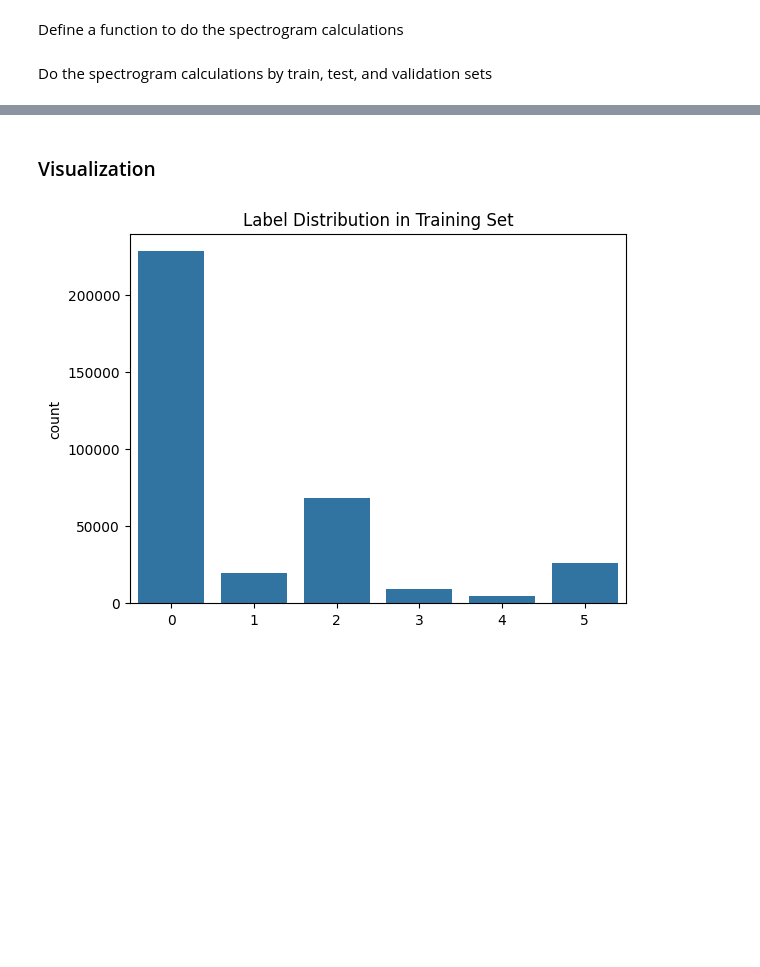
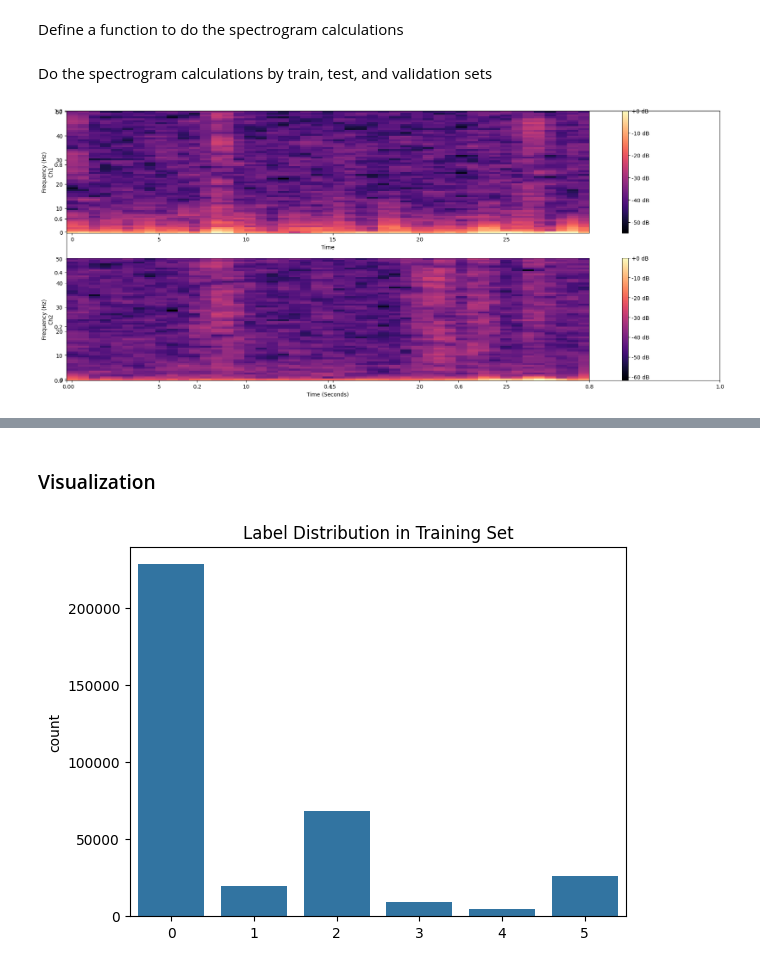
Before and after one commit to its-discreeeet/Sleep-Stage-Classification-, a Jupyter notebook: data_engg.ipynb, the cells around one changed output, grey strips where cells are left out. Saved outputs shown, nothing was run; the diff lists cells and outputs as text; code cells hidden in the pictures; blank space fills up the shorter version.

```diff
--- a/data_engg.ipynb
+++ b/data_engg.ipynb
@@ -124,72 +124,72 @@ def calculate_spectrograms(pkl_files, data_group):
 
 
     #save the results
-    pickle.dump(spectrogram_list, open('X_%s_spec.pkl' % data_group, 'wb'))
-    pickle.dump(labels_list, open('y_%s.pkl' % data_group, 'wb'))
+    pickle.dump(spectrogram_list, open('X_%s_samp.pkl' % data_group, 'wb'))
+    pickle.dump(labels_list, open('y_%s_samp.pkl' % data_group, 'wb'))
 # %% [markdown]
 Do the spectrogram calculations by train, test, and validation sets
 # %%
 # List of validation files
-# pkl_files_val = [
-#     'data\\ST7181JR.pkl', 'data\\SC4352FV.pkl', 'data\\SC4261FM.pkl', 'data\\SC4751EC.pkl',
+pkl_files_val = [
+       'data\\ST7181JR.pkl', 'data\\SC4352FV.pkl'
 #     'data\\SC4522EM.pkl', 'data\\SC4121EC.pkl', 'data\\SC4511EJ.pkl', 'data\\SC4171EU.pkl',
 #     'data\\ST7192JR.pkl', 'data\\ST7051JA.pkl', 'data\\SC4381FC.pkl', 'data\\SC4621EV.pkl',
 #     'data\\ST7211JJ.pkl', 'data\\SC4421EA.pkl', 'data\\SC4181EC.pkl', 'data\\SC4481FV.pkl',
 #     'data\\SC4252EU.pkl', 'data\\ST7212JJ.pkl', 'data\\SC4272FM.pkl'
-# ]
+]
 
 # # List of test files
-# pkl_files_test = [
-#     'data\\SC4442EV.pkl', 'data\\SC4412EM.pkl', 'data\\SC4321EC.pkl', 'data\\SC4452FW.pkl',
-#     'data\\ST7171JA.pkl', 'data\\SC4262FC.pkl', 'data\\SC4331FV.pkl', 'data\\SC4081EC.pkl',
+pkl_files_test = [
+       'data\\SC4442EV.pkl', 'data\\SC4412EM.pkl'
+#   'data\\ST7171JA.pkl', 'data\\SC4262FC.pkl', 'data\\SC4331FV.pkl', 'data\\SC4081EC.pkl',
 #     'data\\SC4741EA.pkl', 'data\\SC4091EC.pkl', 'data\\SC4801GC.pkl', 'data\\SC4382FW.pkl',
 #     'data\\SC4602EJ.pkl', 'data\\ST7202JO.pkl', 'data\\ST7152JA.pkl', 'data\\SC4232EV.pkl',
 #     'data\\SC4772GC.pkl', 'data\\SC4202EC.pkl', 'data\\SC4342FA.pkl'
-# ]
+ ]
 
 # List of training files
 pkl_files_train = [
-    'data\\SC4611EG.pkl', 'data\\SC4061EC.pkl', 'data\\SC4021EH.pkl', 'data\\SC4101EC.pkl',
-    'data\\ST7011JP.pkl', 'data\\SC4631EM.pkl', 'data\\SC4402EW.pkl', 'data\\SC4351FA.pkl',
-    'data\\SC4162EC.pkl', 'data\\SC4712EA.pkl', 'data\\SC4062EC.pkl', 'data\\SC4711EC.pkl',
-    'data\\SC4582GP.pkl', 'data\\SC4762EG.pkl', 'data\\SC4722EM.pkl', 'data\\ST7121JE.pkl',
-    'data\\SC4552FW.pkl', 'data\\SC4652EG.pkl', 'data\\ST7222JA.pkl', 'data\\SC4041EC.pkl',
-    'data\\SC4572FC.pkl', 'data\\SC4571FV.pkl', 'data\\ST7101JE.pkl', 'data\\SC4371FA.pkl',
-    'data\\SC4622EJ.pkl', 'data\\SC4221EJ.pkl', 'data\\SC4311EC.pkl', 'data\\SC4292GC.pkl',
-    'data\\SC4051EC.pkl', 'data\\SC4592GY.pkl', 'data\\ST7082JW.pkl', 'data\\SC4212EC.pkl',
-    'data\\ST7012JP.pkl', 'data\\SC4462FJ.pkl', 'data\\SC4601EC.pkl', 'data\\SC4811GG.pkl',
-    'data\\SC4542FW.pkl', 'data\\SC4661EJ.pkl', 'data\\SC4541FA.pkl', 'data\\SC4761EP.pkl',
-    'data\\SC4142EU.pkl', 'data\\ST7191JR.pkl', 'data\\SC4651EP.pkl', 'data\\SC4641EP.pkl',
-    'data\\SC4401EC.pkl', 'data\\SC4152EC.pkl', 'data\\SC4422EA.pkl', 'data\\ST7052JA.pkl',
-    'data\\ST7172JA.pkl', 'data\\SC4291GA.pkl', 'data\\ST7081JW.pkl', 'data\\SC4031EC.pkl',
-    'data\\ST7221JA.pkl', 'data\\SC4071EC.pkl', 'data\\SC4312EM.pkl', 'data\\SC4122EV.pkl',
-    'data\\ST7122JE.pkl', 'data\\ST7151JA.pkl', 'data\\SC4491GJ.pkl', 'data\\SC4242EA.pkl',
-    'data\\SC4112EC.pkl', 'data\\SC4011EH.pkl', 'data\\SC4222EC.pkl', 'data\\ST7072JA.pkl',
-    'data\\SC4771GC.pkl', 'data\\SC4282GC.pkl', 'data\\SC4581GM.pkl', 'data\\SC4362FC.pkl',
-    'data\\SC4172EC.pkl', 'data\\ST7042JO.pkl', 'data\\ST7162JM.pkl', 'data\\SC4591GY.pkl',
-    'data\\ST7201JO.pkl', 'data\\SC4322EC.pkl', 'data\\SC4431EM.pkl', 'data\\SC4281GC.pkl',
-    'data\\SC4502EM.pkl', 'data\\SC4672GV.pkl', 'data\\SC4482FJ.pkl', 'data\\SC4702EA.pkl',
-    'data\\SC4131EC.pkl', 'data\\SC4111EC.pkl', 'data\\SC4271FC.pkl',
-    'data\\SC4662EJ.pkl', 'data\\SC4201EC.pkl', 'data\\ST7111JE.pkl', 'data\\SC4701EC.pkl',
-    'data\\SC4141EU.pkl', 'data\\SC4822GC.pkl', 'data\\SC4561FJ.pkl', 'data\\SC4732EJ.pkl',
-    'data\\SC4551FC.pkl', 'data\\SC4671GJ.pkl', 'data\\SC4531EM.pkl', 'data\\SC4161EC.pkl',
-    'data\\SC4501EW.pkl', 'data\\SC4191EP.pkl', 'data\\SC4532EV.pkl', 'data\\SC4731EM.pkl',
-    'data\\SC4251EP.pkl', 'data\\SC4472FA.pkl', 'data\\SC4461FA.pkl', 'data\\ST7182JR.pkl',
-    'data\\ST7041JO.pkl', 'data\\SC4092EC.pkl', 'data\\SC4812GV.pkl', 'data\\SC4302EV.pkl',
-    'data\\ST7242JO.pkl', 'data\\SC4492GJ.pkl', 'data\\SC4632EA.pkl', 'data\\SC4642EP.pkl',
-    'data\\SC4052EC.pkl', 'data\\ST7091JE.pkl', 'data\\SC4411EJ.pkl', 'data\\ST7241JO.pkl',
-    'data\\SC4432EM.pkl', 'data\\SC4241EC.pkl', 'data\\ST7112JE.pkl', 'data\\SC4211EC.pkl',
-    'data\\SC4032EP.pkl', 'data\\SC4192EV.pkl', 'data\\SC4451FY.pkl', 'data\\SC4332FC.pkl',
-    'data\\SC4082EP.pkl', 'data\\ST7102JE.pkl', 'data\\ST7062JR.pkl', 'data\\SC4012EC.pkl',
-    'data\\SC4441EC.pkl', 'data\\ST7161JM.pkl', 'data\\SC4802GV.pkl', 'data\\SC4752EM.pkl',
-    'data\\SC4821GC.pkl', 'data\\SC4102EC.pkl', 'data\\SC4042EC.pkl', 'data\\SC4512EW.pkl',
-    'data\\SC4742EC.pkl', 'data\\SC4151EC.pkl', 'data\\SC4471FA.pkl', 'data\\SC4022EJ.pkl',
-    'data\\SC4072EH.pkl', 'data\\SC4301EC.pkl', 'data\\ST7061JR.pkl', 'data\\SC4372FC.pkl',
-    'data\\SC4562FJ.pkl', 'data\\SC4721EC.pkl', 'data\\SC4612EA.pkl', 'data\\SC4341FA.pkl',
-    'data\\SC4182EC.pkl', 'data\\SC4231EJ.pkl', 'data\\ST7022JM.pkl'
+    'data\\SC4611EG.pkl', 'data\\SC4061EC.pkl', 'data\\SC4021EH.pkl', 'data\\SC4101EC.pkl'
+    # 'data\\SC4582GP.pkl', 'data\\SC4762EG.pkl', 'data\\SC4722EM.pkl', 'data\\ST7121JE.pkl',
+    # 'data\\SC4552FW.pkl', 'data\\SC4652EG.pkl', 'data\\ST7222JA.pkl', 'data\\SC4041EC.pkl',
+    # 'data\\SC4572FC.pkl', 'data\\SC4571FV.pkl', 'data\\ST7101JE.pkl', 'data\\SC4371FA.pkl',
+    # 'data\\SC4622EJ.pkl', 'data\\SC4221EJ.pkl', 'data\\SC4311EC.pkl', 'data\\SC4292GC.pkl',
+    # 'data\\SC4051EC.pkl', 'data\\SC4592GY.pkl', 'data\\ST7082JW.pkl', 'data\\SC4212EC.pkl',
+    # 'data\\ST7012JP.pkl', 'data\\SC4462FJ.pkl', 'data\\SC4601EC.pkl', 'data\\SC4811GG.pkl',
+    # 'data\\SC4542FW.pkl', 'data\\SC4661EJ.pkl', 'data\\SC4541FA.pkl', 'data\\SC4761EP.pkl',
+    # 'data\\SC4142EU.pkl', 'data\\ST7191JR.pkl', 'data\\SC4651EP.pkl', 'data\\SC4641EP.pkl',
+    # 'data\\SC4401EC.pkl', 'data\\SC4152EC.pkl', 'data\\SC4422EA.pkl', 'data\\ST7052JA.pkl',
+    # 'data\\ST7172JA.pkl', 'data\\SC4291GA.pkl', 'data\\ST7081JW.pkl', 'data\\SC4031EC.pkl',
+    # 'data\\ST7221JA.pkl', 'data\\SC4071EC.pkl', 'data\\SC4312EM.pkl', 'data\\SC4122EV.pkl',
+    # 'data\\ST7122JE.pkl', 'data\\ST7151JA.pkl', 'data\\SC4491GJ.pkl', 'data\\SC4242EA.pkl',
+    # 'data\\SC4112EC.pkl', 'data\\SC4011EH.pkl', 'data\\SC4222EC.pkl', 'data\\ST7072JA.pkl',
+    # 'data\\SC4771GC.pkl', 'data\\SC4282GC.pkl', 'data\\SC4581GM.pkl', 'data\\SC4362FC.pkl',
+    # 'data\\SC4172EC.pkl', 'data\\ST7042JO.pkl', 'data\\ST7162JM.pkl', 'data\\SC4591GY.pkl',
+    # 'data\\ST7201JO.pkl', 'data\\SC4322EC.pkl', 'data\\SC4431EM.pkl', 'data\\SC4281GC.pkl',
+    # 'data\\SC4502EM.pkl', 'data\\SC4672GV.pkl', 'data\\SC4482FJ.pkl', 'data\\SC4702EA.pkl',
+    # 'data\\SC4131EC.pkl', 'data\\SC4111EC.pkl', 'data\\SC4271FC.pkl',
+    # 'data\\SC4662EJ.pkl', 'data\\SC4201EC.pkl', 'data\\ST7111JE.pkl', 'data\\SC4701EC.pkl',
+    # 'data\\SC4141EU.pkl', 'data\\SC4822GC.pkl', 'data\\SC4561FJ.pkl', 'data\\SC4732EJ.pkl',
+    # 'data\\SC4551FC.pkl', 'data\\SC4671GJ.pkl', 'data\\SC4531EM.pkl', 'data\\SC4161EC.pkl',
+    # 'data\\SC4501EW.pkl', 'data\\SC4191EP.pkl', 'data\\SC4532EV.pkl', 'data\\SC4731EM.pkl',
+    # 'data\\SC4251EP.pkl', 'data\\SC4472FA.pkl', 'data\\SC4461FA.pkl', 'data\\ST7182JR.pkl',
+    # 'data\\ST7041JO.pkl', 'data\\SC4092EC.pkl', 'data\\SC4812GV.pkl', 'data\\SC4302EV.pkl',
+    # 'data\\ST7242JO.pkl', 'data\\SC4492GJ.pkl', 'data\\SC4632EA.pkl', 'data\\SC4642EP.pkl',
+    # 'data\\SC4052EC.pkl', 'data\\ST7091JE.pkl', 'data\\SC4411EJ.pkl', 'data\\ST7241JO.pkl',
+    # 'data\\SC4432EM.pkl', 'data\\SC4241EC.pkl', 'data\\ST7112JE.pkl', 'data\\SC4211EC.pkl',
+    # 'data\\SC4032EP.pkl', 'data\\SC4192EV.pkl', 'data\\SC4451FY.pkl', 'data\\SC4332FC.pkl',
+    # 'data\\SC4082EP.pkl', 'data\\ST7102JE.pkl', 'data\\ST7062JR.pkl', 'data\\SC4012EC.pkl',
+    # 'data\\SC4441EC.pkl', 'data\\ST7161JM.pkl', 'data\\SC4802GV.pkl', 'data\\SC4752EM.pkl',
+    # 'data\\SC4821GC.pkl', 'data\\SC4102EC.pkl', 'data\\SC4042EC.pkl', 'data\\SC4512EW.pkl',
+    # 'data\\SC4742EC.pkl', 'data\\SC4151EC.pkl', 'data\\SC4471FA.pkl', 'data\\SC4022EJ.pkl',
+    # 'data\\SC4072EH.pkl', 'data\\SC4301EC.pkl', 'data\\ST7061JR.pkl', 'data\\SC4372FC.pkl',
+    # 'data\\SC4562FJ.pkl', 'data\\SC4721EC.pkl', 'data\\SC4612EA.pkl', 'data\\SC4341FA.pkl',
+    # 'data\\SC4182EC.pkl', 'data\\SC4231EJ.pkl', 'data\\ST7022JM.pkl'
 ]
 
 
-# calculate_spectrograms(pkl_files_val, 'val')
-# calculate_spectrograms(pkl_files_test, 'test')
-#calculate_spectrograms(pkl_files_train, 'train')
+calculate_spectrograms(pkl_files_val, 'val')
+calculate_spectrograms(pkl_files_test, 'test')
+calculate_spectrograms(pkl_files_train, 'train')
+# %% [output]
+[figure, added]
```
Also changed, not shown: parts of 2 cells of this notebook, 1 other file.
